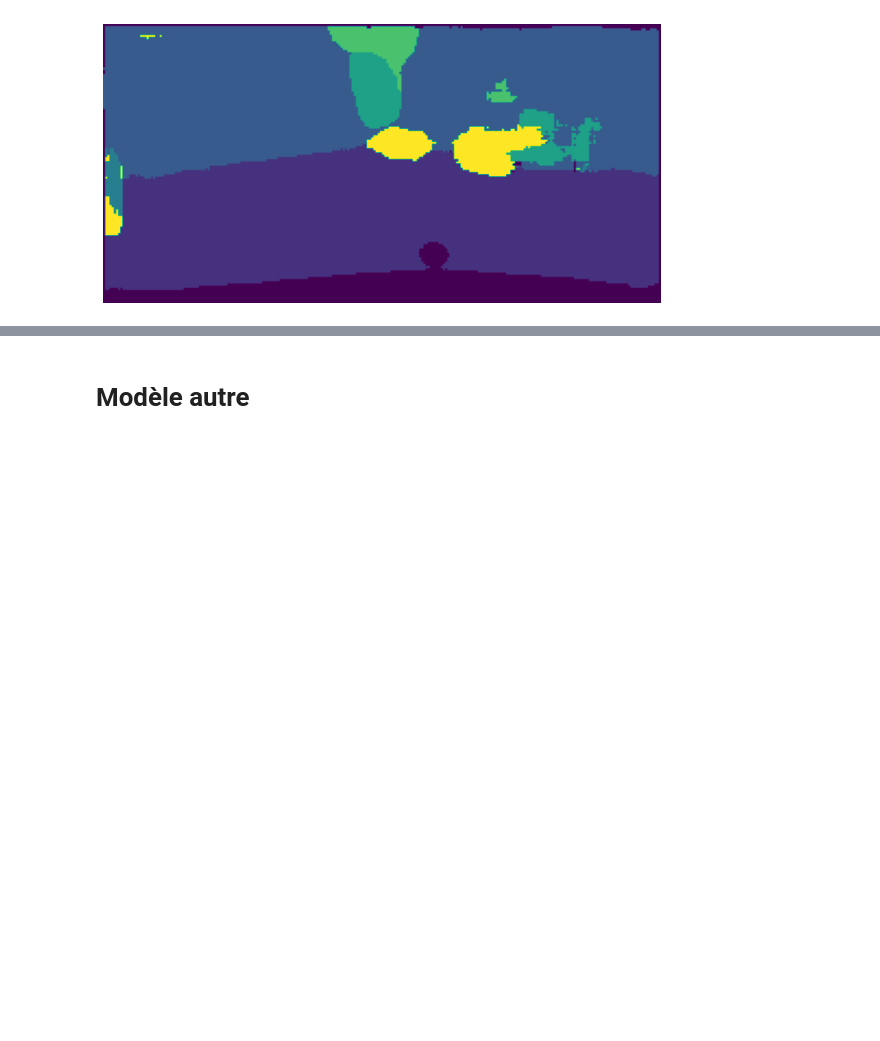
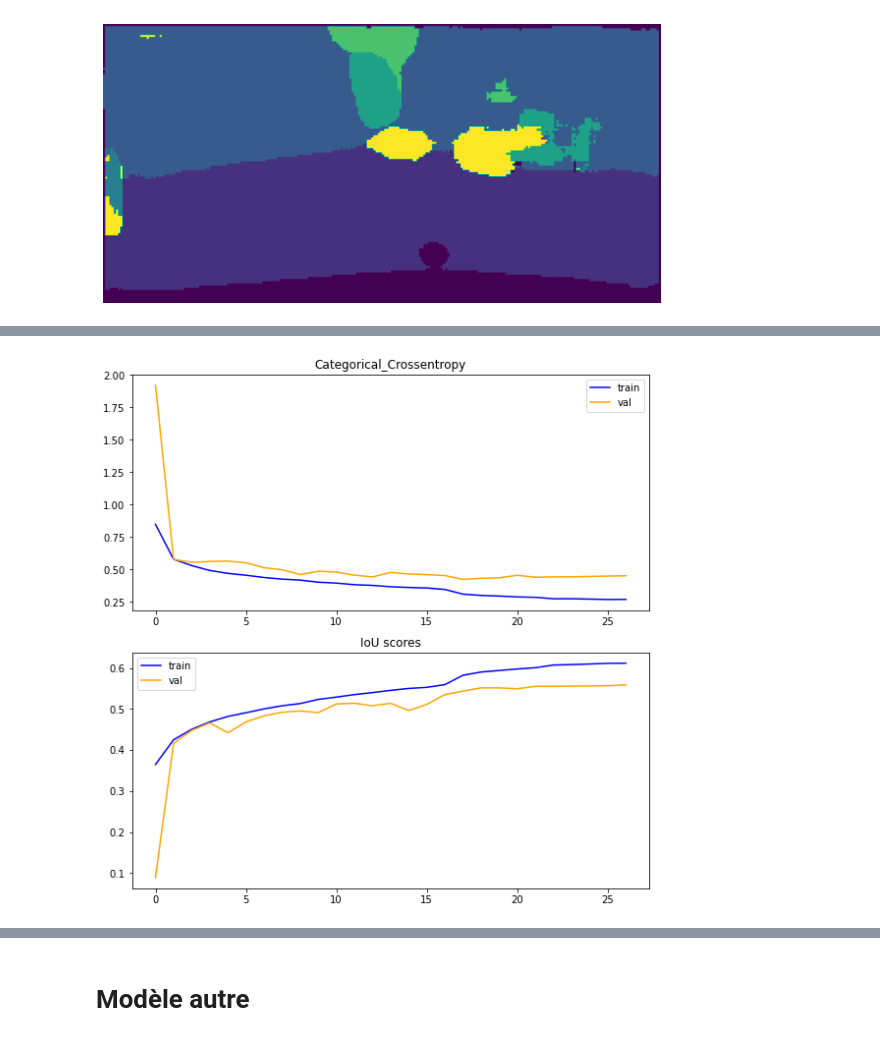
Before and after one commit to Valkea/OC_AI_08, a Jupyter notebook: 03_Spot_checking_models.ipynb, the cells around one changed output, grey strips where cells are left out. Saved outputs shown, nothing was run; the diff lists cells and outputs as text; code cells hidden in the pictures; blank space fills up the shorter version.

```diff
--- a/03_Spot_checking_models.ipynb
+++ b/03_Spot_checking_models.ipynb
@@ -440,0 +545,14 @@ JupyterScriptCompleted: Finished
+# %%
+transform2 = A.Compose([
+    A.HorizontalFlip(p=0.5),
+    A.OneOf([
+        A.RandomBrightnessContrast(
+            brightness_limit=[-0.2, 0.2],
+            contrast_limit=0.2,
+            p=0.5,
+        ),
+        A.RandomGamma(p=0.5),
+    ],
+    p=0.8,
+    ),
+])
@@ -440,0 +583,22 @@ JupyterScriptCompleted: Finished
+# %%
+f_opti = keras.optimizers.Adam(learning_rate=0.0005)
+f_loss = keras.losses.CategoricalCrossentropy(from_logits=False)
+# f_loss = sm.losses.bce_jaccard_loss
+f_metrics = [sm.metrics.iou_score]
+
+model = get_model((128,256), 8)
+model.compile(
+    optimizer=f_opti,
+    loss=f_loss, # sm.losses.bce_jaccard_loss,
+    metrics=[sm.metrics.iou_score],
+)
+# %%
+model_name = "U-Net - baseline + data-augmentation-2"
+history = model.fit(
+    train_ds,
+    validation_data=valid_ds,
+    epochs=100,
+    batch_size=batch_size,
+    callbacks=init_callbacks(model_name),
+    # validation_split=0.2
+)
@@ -440,0 +623,4 @@ JupyterScriptCompleted: Finished
+# %%
+summarize_diagnostics(history)
+# %% [output]
+[figure, added]
```
Also changed, not shown: parts of 31 cells of this notebook, 1 other file.
